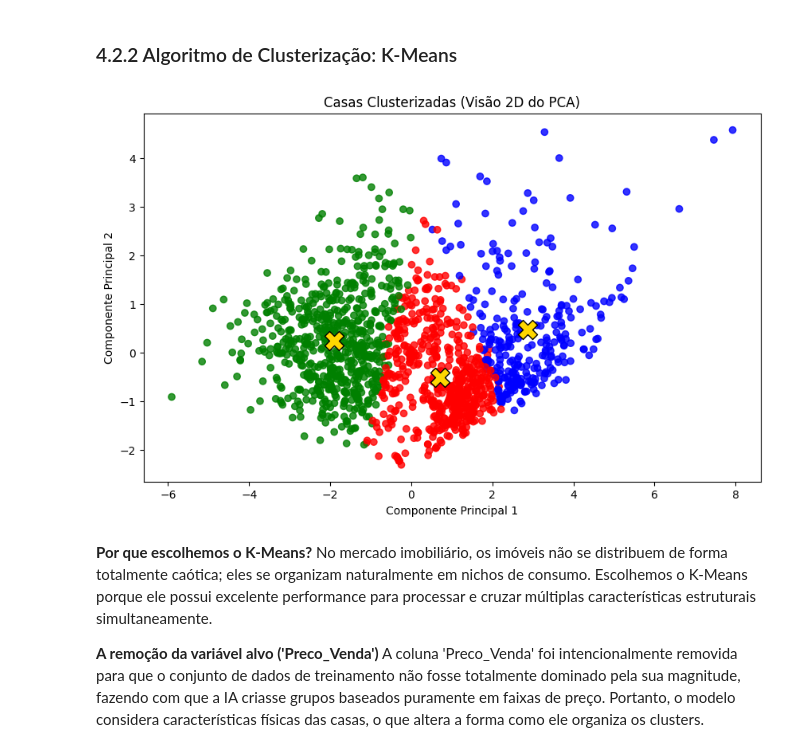
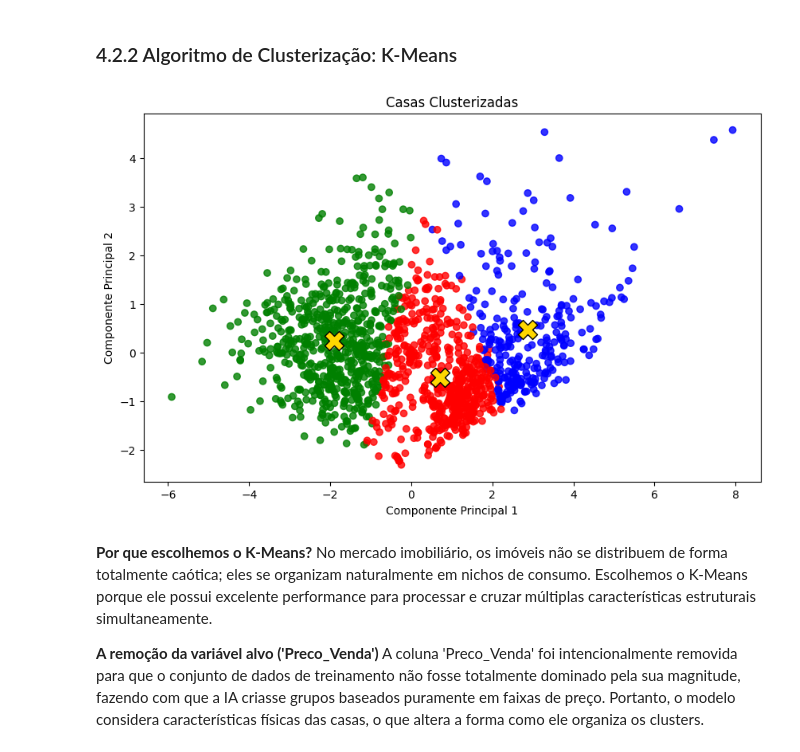
Before and after one commit to Mauro-devs/DataAnalysis, a Jupyter notebook: notebook.ipynb, the cells around one changed output. Saved outputs shown, nothing was run; the diff lists cells and outputs as text; code cells hidden in the pictures.

```diff
--- a/notebook.ipynb
+++ b/notebook.ipynb
@@ -620,23 +620,23 @@ O Método do Cotovelo é utilizado para nos permitir encontrar a quantidade idea
 # %%
 kmeans = KMeans(n_clusters=3, random_state=42, n_init=10)
 labels_clusters = kmeans.fit_predict(X_pca)
 train_df['cluster'] = labels_clusters
 
 cores = {0: 'red', 1: 'blue', 2: 'green'}
 train_df['color'] = train_df['cluster'].map(cores)
 
 plt.figure(figsize=(10, 6))
 plt.scatter(X_pca[:, 0], X_pca[:, 1], color=train_df['color'], alpha=0.8)
 
 centroides = kmeans.cluster_centers_
 plt.scatter(centroides[:, 0], centroides[:, 1], marker='X', s=300, color='gold', edgecolor='black')
 
-plt.title('Casas Clusterizadas (Visão 2D do PCA)')
+plt.title('Casas Clusterizadas')
 plt.xlabel('Componente Principal 1')
 plt.ylabel('Componente Principal 2')
 plt.show()
 # %% [output]
-[figure, old version]
+[figure, new version]
 # %% [markdown]
 **Por que escolhemos o K-Means?**
 No mercado imobiliário, os imóveis não se distribuem de forma totalmente caótica; eles se organizam naturalmente em nichos de consumo. Escolhemos o K-Means porque ele possui excelente performance para processar e cruzar múltiplas características estruturais simultaneamente.
```
Also changed, not shown: parts of 12 cells of this notebook.
